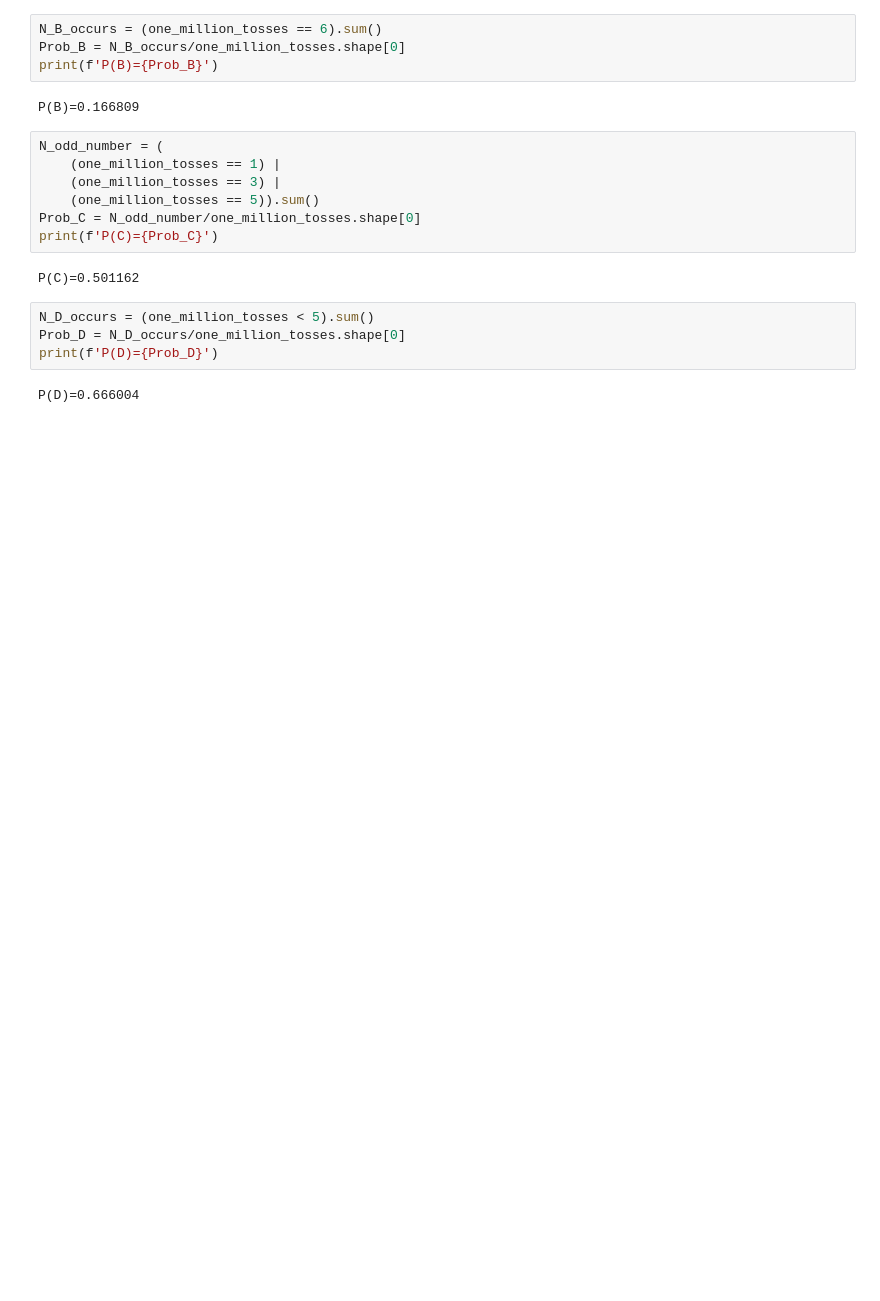
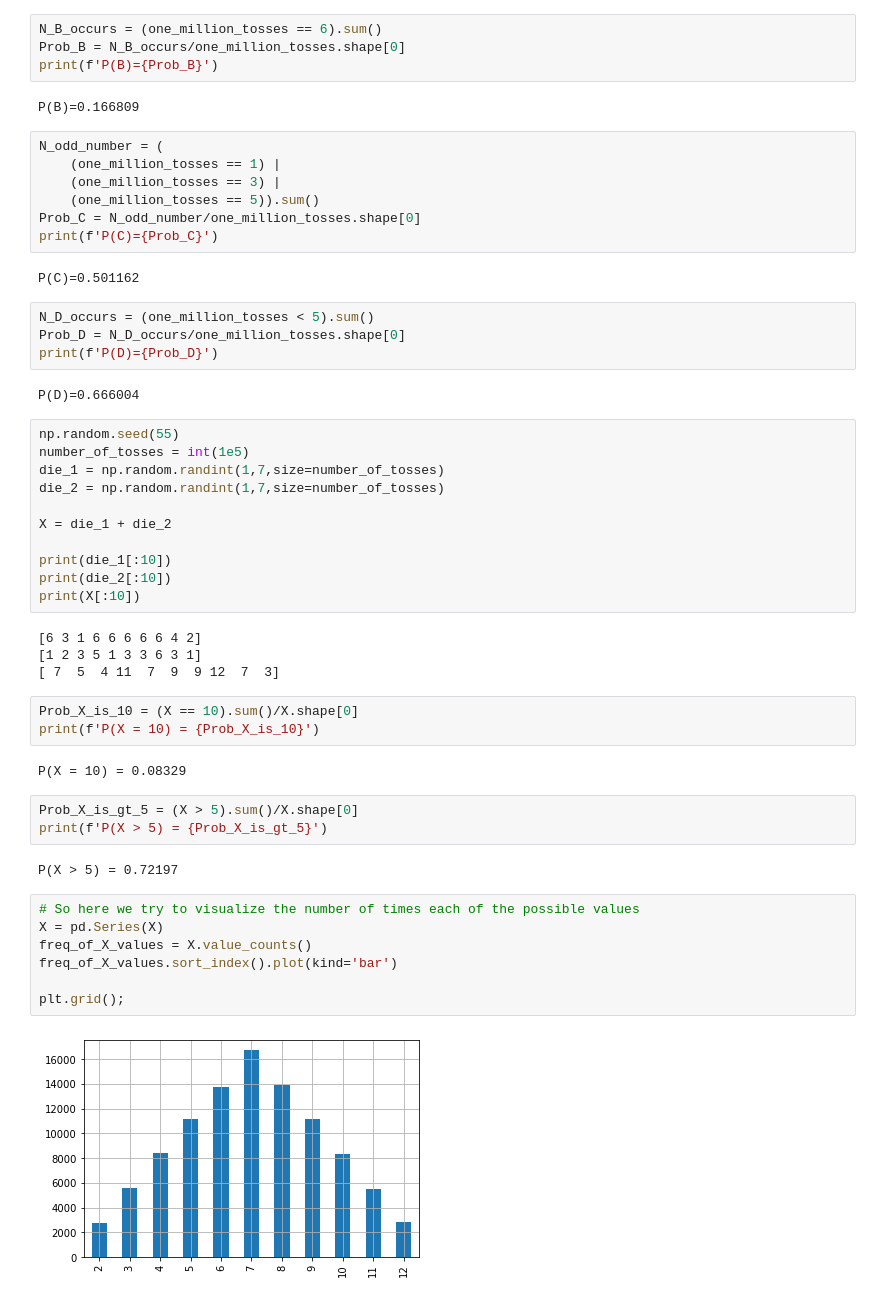
Before and after one commit to samyon7/Statistics-Python, a Jupyter notebook: Work_8/work_8-1.ipynb, the cells around one changed output. Saved outputs shown, nothing was run; the diff lists cells and outputs as text; blank space fills up the shorter version.

```diff
--- a/Work_8/work_8-1.ipynb
+++ b/Work_8/work_8-1.ipynb
@@ -166,3 +166,37 @@ Prob_D = N_D_occurs/one_million_tosses.shape[0]
 print(f'P(D)={Prob_D}')
 # %% [output]
 P(D)=0.666004
+# %%
+np.random.seed(55)
+number_of_tosses = int(1e5)
+die_1 = np.random.randint(1,7,size=number_of_tosses)
+die_2 = np.random.randint(1,7,size=number_of_tosses)
+
+X = die_1 + die_2
+
+print(die_1[:10])
+print(die_2[:10])
+print(X[:10])
+# %% [output]
+[6 3 1 6 6 6 6 6 4 2]
+[1 2 3 5 1 3 3 6 3 1]
+[ 7  5  4 11  7  9  9 12  7  3]
+# %%
+Prob_X_is_10 = (X == 10).sum()/X.shape[0]
+print(f'P(X = 10) = {Prob_X_is_10}')
+# %% [output]
+P(X = 10) = 0.08329
+# %%
+Prob_X_is_gt_5 = (X > 5).sum()/X.shape[0]
+print(f'P(X > 5) = {Prob_X_is_gt_5}')
+# %% [output]
+P(X > 5) = 0.72197
+# %%
+# So here we try to visualize the number of times each of the possible values
+X = pd.Series(X)
+freq_of_X_values = X.value_counts()
+freq_of_X_values.sort_index().plot(kind='bar')
+
+plt.grid();
+# %% [output]
+[figure, added]
```
Also changed, not shown: parts of 25 cells of this notebook.
